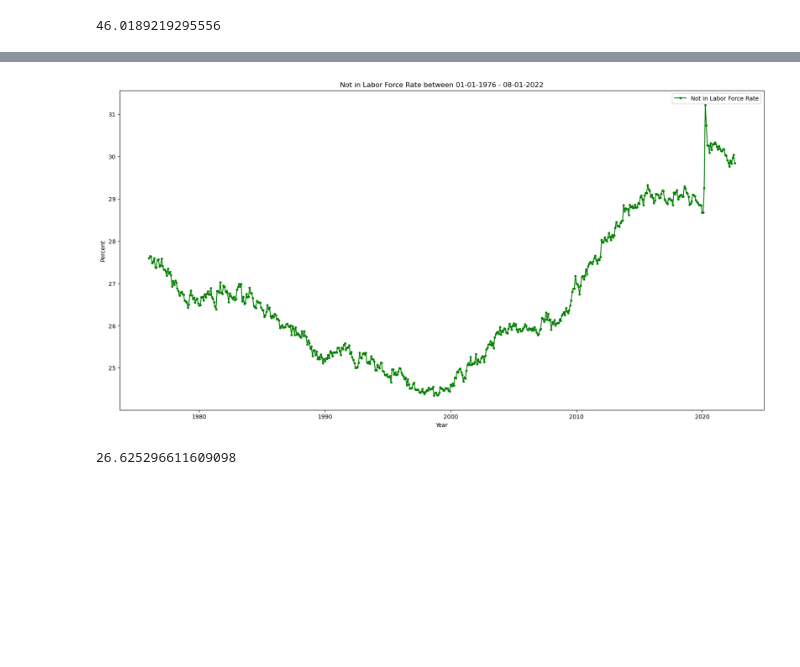
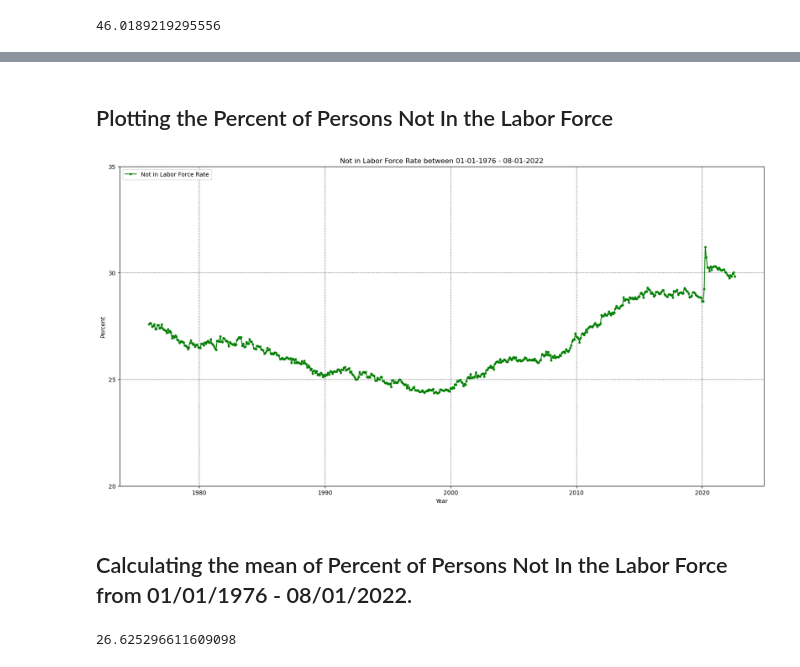
Before and after one commit to boggs2louky/EAP, a Jupyter notebook: National Unemployment and Labor Force Participation 1976-2022.ipynb, the cells around one changed output, grey strips where cells are left out. Cells and saved outputs as stored; diff of their text form; code cells hidden in the pictures; blank space fills up the shorter version.

```diff
--- a/National Unemployment and Labor Force Participation 1976-2022.ipynb
+++ b/National Unemployment and Labor Force Participation 1976-2022.ipynb
@@ -30,6 +38,6 @@ Econdata.tail()
 # %%
 #Dropping uneeded columns
-Econdata.drop(['UIBEN', 'PSAVE', 'CREDEBT', 'CPI', 'CIVPART'], axis=1, inplace=True)
+Econdata.drop(['UIBEN', 'PSAVE', 'CREDEBT', 'CPI', 'CIVPART', 'UNRATE'], axis=1, inplace=True)
 # %%
 #Looking at the tail again after dropping the five columns.
 Econdata.tail()
@@ -287,20 +312,24 @@ Econdata
+# %% [markdown]
+## Plotting the Percent of Persons Not In the Labor Force
 # %%
 # Plot of Not in Labor Force Rate between the years of 01-01-1976 - 08-01-2022.
 plt.figure(figsize=(20,10))
 
 plt.plot(Econdata.DATE, Econdata.NILBRFRCRT, 'g.-', label='Not in Labor Force Rate')
 
 
 plt.title('Not in Labor Force Rate between 01-01-1976 - 08-01-2022')
 plt.ylabel('Percent')
 plt.xlabel('Year')
-plt.legend()
-
-#plt.xticks(Econdata.DATE[::3].tolist()+[2022])
+plt.yticks([20, 25, 30, 35])
+plt.grid(True, color='k', linestyle=':')
+plt.legend(loc=2)
 
 plt.show()
 # %% [output]
-[figure, old version]
+[figure, new version]
+# %% [markdown]
+## Calculating the mean of Percent of Persons Not In the Labor Force from 01/01/1976 - 08/01/2022.
 # %%
 # The mean of the Not in Labor Force Rate (NILBRFRCRT) for the time period between 01-01-1976 - 08-01-2022.
 Econdata['NILBRFRCRT'].mean()
```
Also changed, not shown: parts of 30 cells of this notebook.
